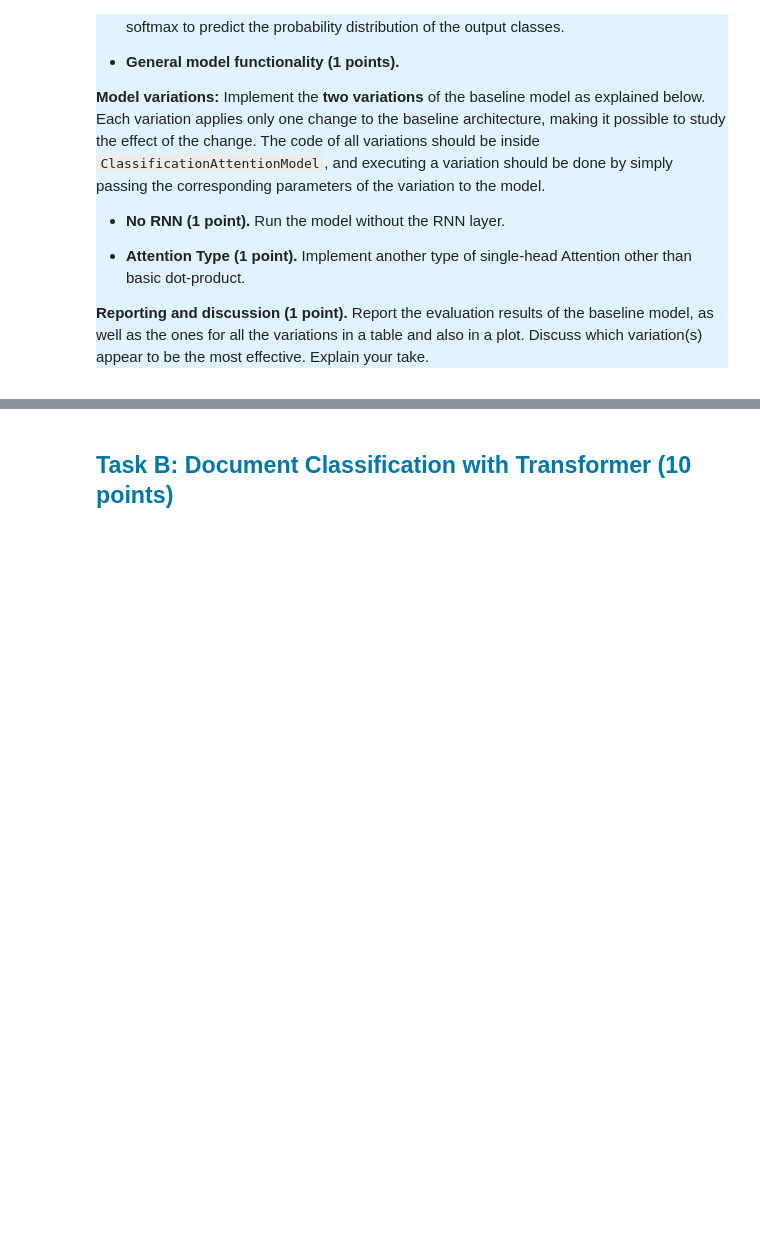
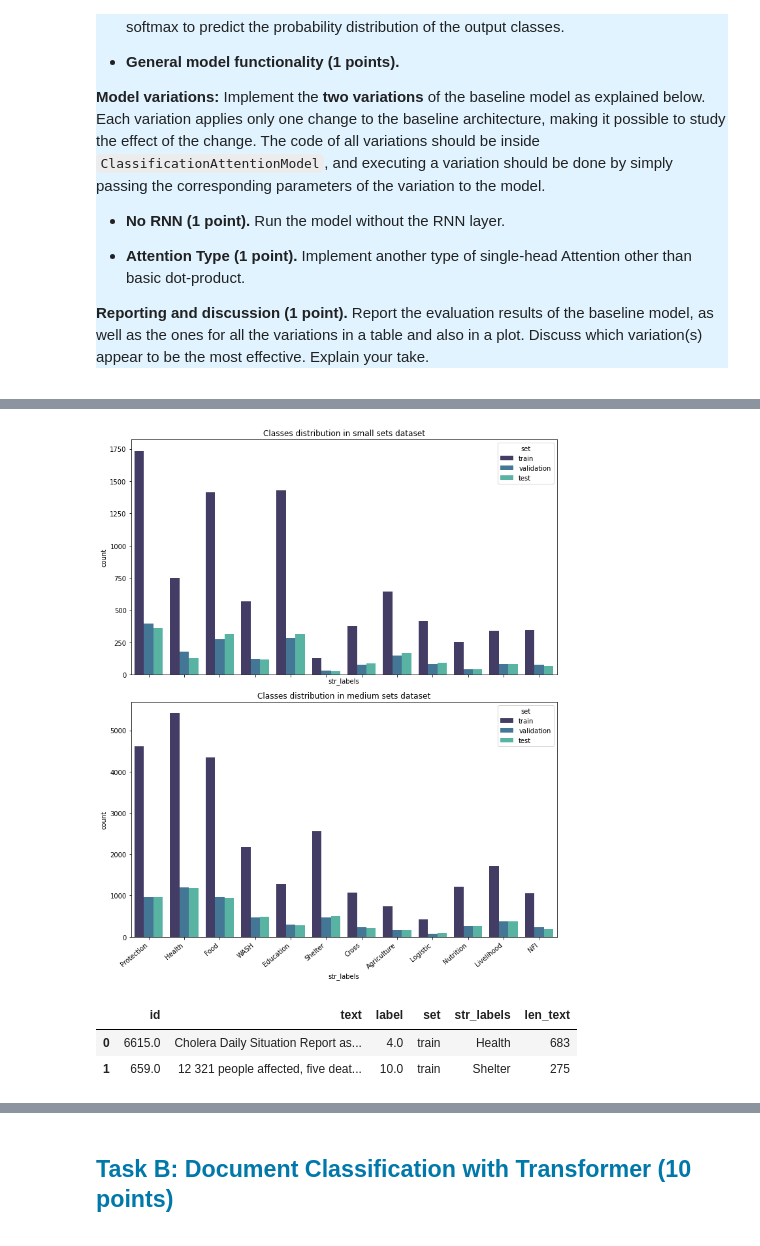
Before and after one commit to cmvcordova/NLPwDL, a Jupyter notebook: assignment#2/Assignment2_Classification.ipynb, the cells around one changed output, grey strips where cells are left out. Saved outputs shown, nothing was run; the diff lists cells and outputs as text; code cells hidden in the pictures; blank space fills up the shorter version.

```diff
--- a/assignment#2/Assignment2_Classification.ipynb
+++ b/assignment#2/Assignment2_Classification.ipynb
@@ -126,0 +234,34 @@ The implementation of the basic architecture of `ClassificationAttentionModel` s
+# %%
+with open(f'small_train+val+test.txt', 'w') as f:
+    for set_name in ['train', 'validation', 'test']:
+            text = loaded_all_data_dict['small'][set_name]
+            for sentence in text:
+                f.write(f"{sentence},{set_name}\n")
+# %%
+# merge sets medium into one file
+with open(f'medium_train+val+test.txt', 'w') as f:
+    for set_name in ['train', 'validation', 'test']:
+            text = loaded_all_data_dict['medium'][set_name]
+            for sentence in text:
+                f.write(f"{sentence},{set_name}\n")
+# %%
+df_small_data_sets = df = pd.read_csv('small_train+val+test.txt' , names=["id", "text", "label", "set"])
+df_medium_data_sets = df = pd.read_csv('medium_train+val+test.txt' , names=["id", "text", "label", "set"])
+
+# remove nans
+df_small_data_sets = df_small_data_sets[df_small_data_sets['label'].notna()]
+df_medium_data_sets = df_medium_data_sets[df_medium_data_sets['label'].notna()]
+
+
+labels = {}
+with open("data/nlpwdl2021_data/thedeep.labels.txt", "r") as f:
+    f = f.read().split()
+    print(f)
+    for label in f:
+        num_label, str_label = label.split(',')
+        labels[num_label] = str_label
+print(labels)
+
+
+df_small_data_sets.loc[:, ('str_labels')] = [labels[str(int(i))] for i in df_small_data_sets['label'].values]
+df_medium_data_sets.loc[:, ('str_labels')] = [labels[str(int(i))] for i in df_medium_data_sets['label'].values]
@@ -126,0 +308,26 @@ The implementation of the basic architecture of `ClassificationAttentionModel` s
+# %%
+fig, ax = plt.subplots(nrows=2, ncols=1, sharey=False, sharex=True, figsize=(10, 12))
+ax = ax.flatten()
+for df, title, i in zip([df_small_data_sets, df_medium_data_sets], ['small', 'medium'], range(0, 2)):
+    figure = sns.countplot(data=df, x='str_labels', palette='mako', hue='set', ax=ax[i])
+    figure.set_xticklabels(figure.get_xticklabels(), rotation=40, ha="right")
+    figure.set_title(title)
+    figure.set_title(f"Classes distribution in {title} sets dataset")
+plt.tight_layout()
+plt.show()
+# %% [output]
+[figure, added]
+# %%
+len_documents = []
+rows = df_small_data_sets.shape[0]
+for row in range(rows):
+    data = df_small_data_sets.iloc[row]
+    text = data['text'].strip('"')
+    len_documents.append(len(text))
+
+df_small_data_sets['len_text'] = np.array(len_documents) # add new coolumns with len text
+df_small_data_sets.head(2)
+# %% [output]
+|  | id | text | label | set | str_labels | len_text |
+| 0 | 6615.0 | Cholera Daily Situation Report as... | 4.0 | train | Health | 683 |
+| 1 | 659.0 | 12 321 people affected, five deat... | 10.0 | train | Shelter | 275 |
```
Also changed, not shown: parts of 19 cells of this notebook, 2 other files.
